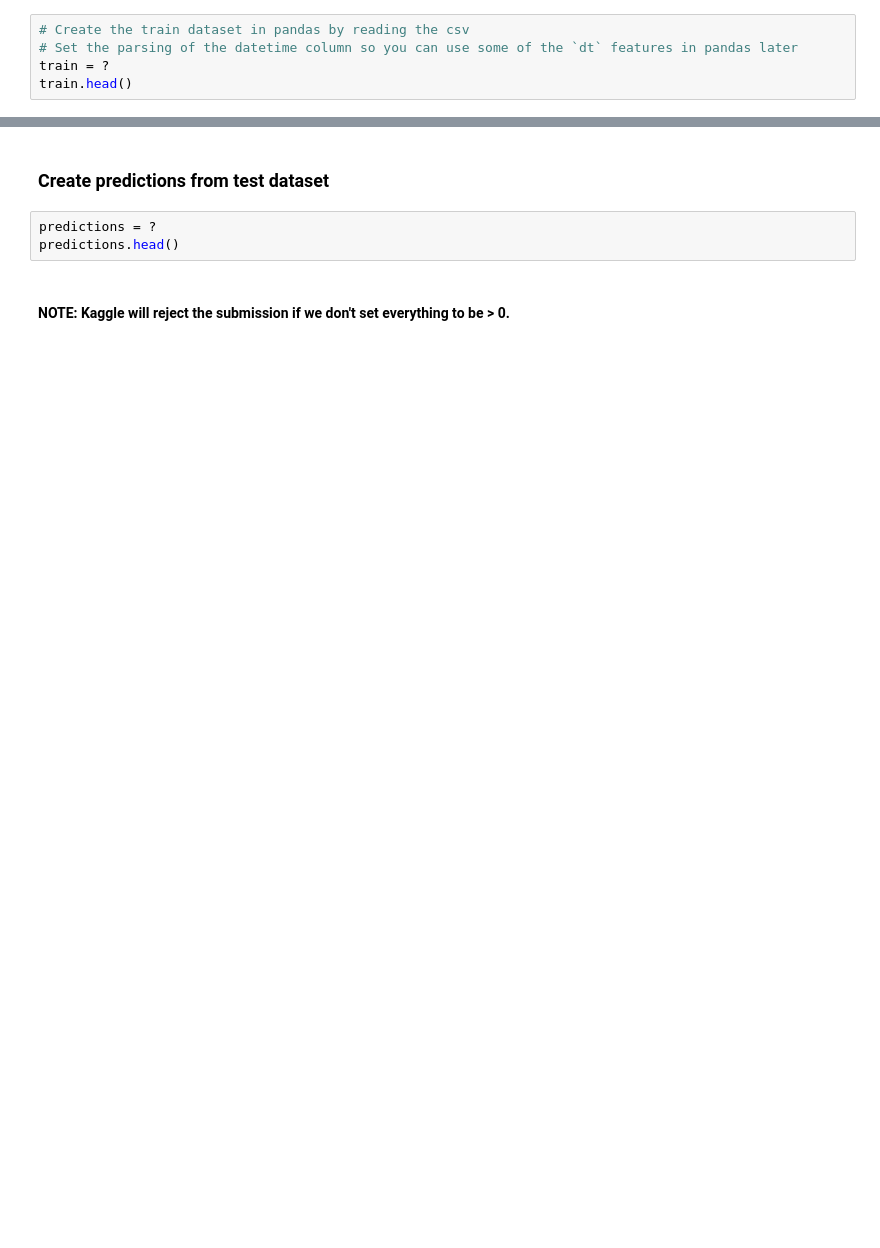
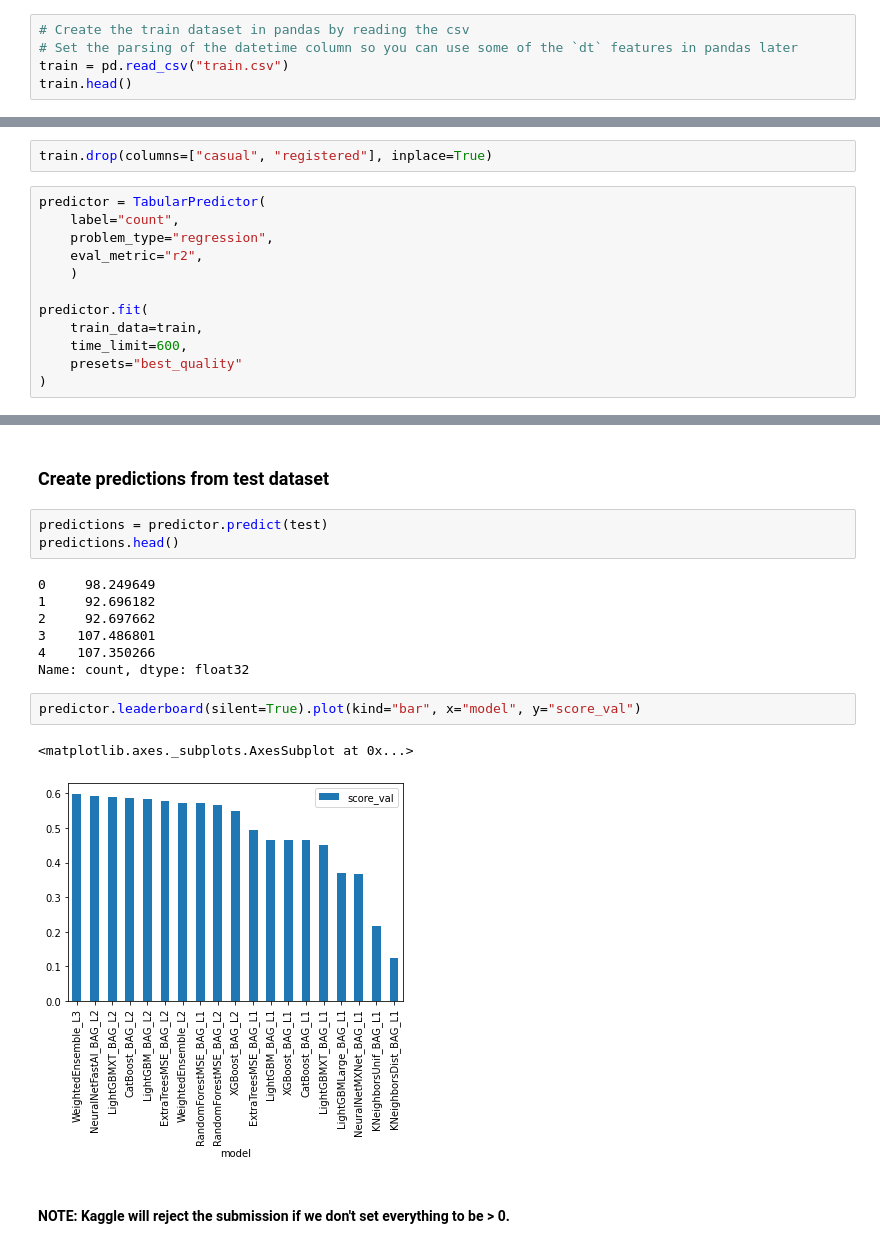
Before and after one commit to apolanco3225/Predict-Bike-Sharing-Demand-with-AutoGluon-Template-, a Jupyter notebook: project-template.ipynb, the cells around one changed output, grey strips where cells are left out. Saved outputs shown, nothing was run; the diff lists cells and outputs as text; blank space fills up the shorter version.

```diff
--- a/project-template.ipynb
+++ b/project-template.ipynb
@@ -106,5 +106,5 @@ from autogluon.tabular import TabularPredictor
 # %%
 # Create the train dataset in pandas by reading the csv
 # Set the parsing of the datetime column so you can use some of the `dt` features in pandas later
-train = ?
+train = pd.read_csv("train.csv")
 train.head()
@@ -131,0 +170,14 @@ predictor = TabularPredictor(?).fit(?)
+# %%
+train.drop(columns=["casual", "registered"], inplace=True)
+# %%
+predictor = TabularPredictor(
+    label="count",
+    problem_type="regression",
+    eval_metric="r2",
+    )
+
+predictor.fit(
+    train_data=train,
+    time_limit=600,
+    presets="best_quality"
+)
@@ -136,8 +278,20 @@ predictor.fit_summary()
 # %% [markdown]
 ### Create predictions from test dataset
 # %%
-predictions = ?
+predictions = predictor.predict(test)
 predictions.head()
+# %% [output]
+0     98.249649
+1     92.696182
+2     92.697662
+3    107.486801
+4    107.350266
+Name: count, dtype: float32
+# %%
+predictor.leaderboard(silent=True).plot(kind="bar", x="model", y="score_val")
+# %% [output]
+<matplotlib.axes._subplots.AxesSubplot at 0x...>
+[figure, added]
 # %% [markdown]
 #### NOTE: Kaggle will reject the submission if we don't set everything to be > 0.
 # %%
```
Also changed, not shown: parts of 53 cells of this notebook.
